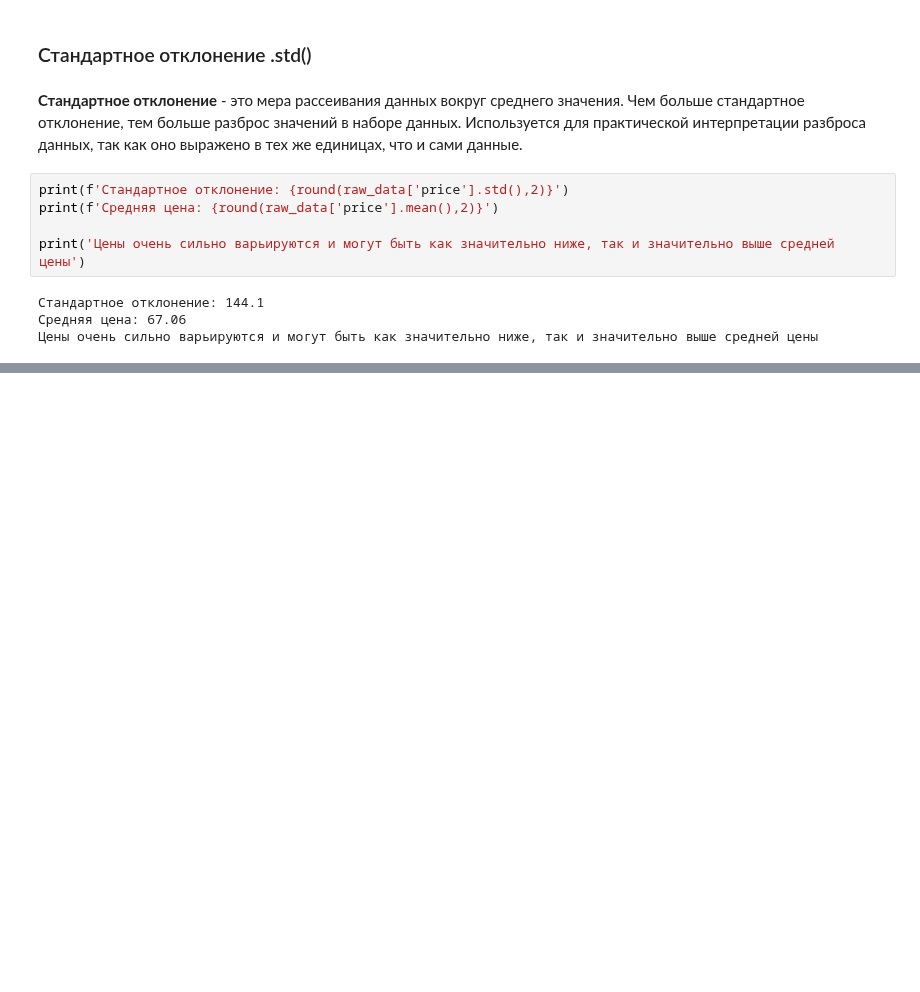
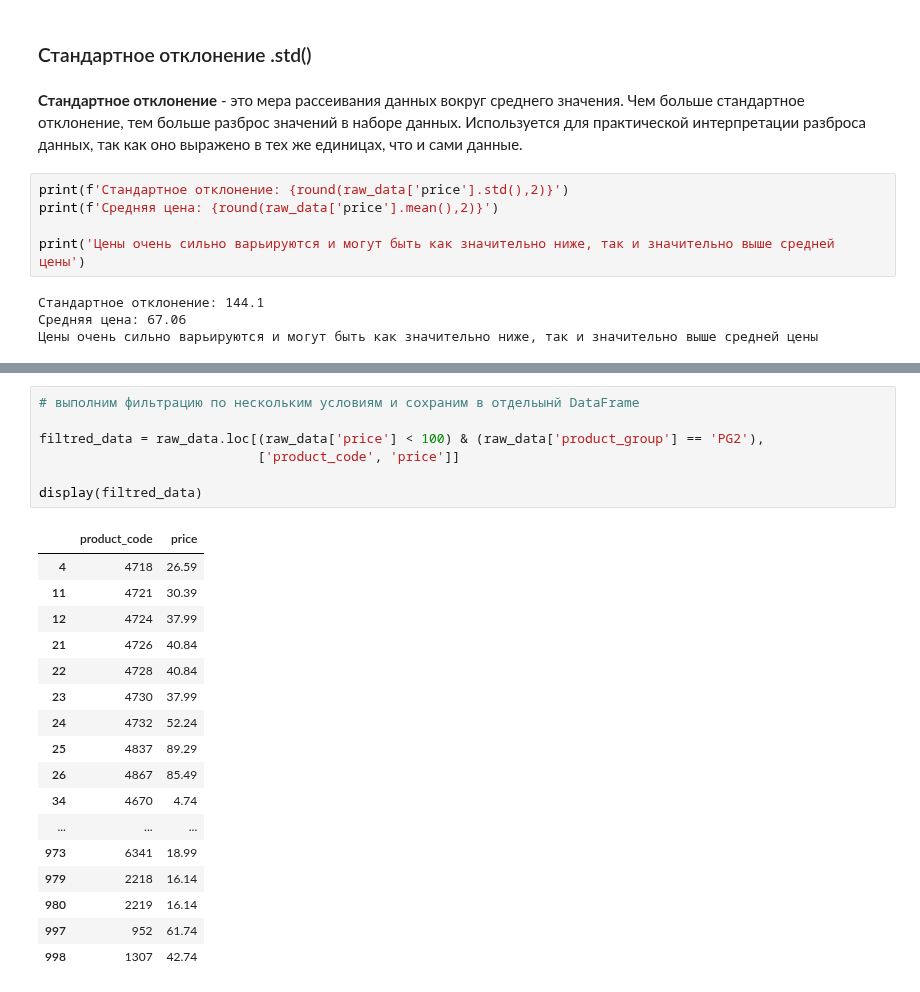
Before and after one commit to Korablinr54/Python, a Jupyter notebook: Pandas/Pandas.ipynb, the cells around one changed output, grey strips where cells are left out. Cells and saved outputs as stored; diff of their text form; blank space fills up the shorter version.

```diff
--- a/Pandas/Pandas.ipynb
+++ b/Pandas/Pandas.ipynb
@@ -418,0 +618,25 @@ print('Цены очень сильно варьируются и могут б
+# %%
+# выполним фильтрацию по нескольким условиям и сохраним в отдельынй DataFrame
+
+filtred_data = raw_data.loc[(raw_data['price'] < 100) & (raw_data['product_group'] == 'PG2'),
+                            ['product_code', 'price']]
+
+display(filtred_data)
+# %% [output]
+|  | product_code | price |
+| 4 | 4718 | 26.59 |
+| 11 | 4721 | 30.39 |
+| 12 | 4724 | 37.99 |
+| 21 | 4726 | 40.84 |
+| 22 | 4728 | 40.84 |
+| 23 | 4730 | 37.99 |
+| 24 | 4732 | 52.24 |
+| 25 | 4837 | 89.29 |
+| 26 | 4867 | 85.49 |
+| 34 | 4670 | 4.74 |
+| ... | ... | ... |
+| 973 | 6341 | 18.99 |
+| 979 | 2218 | 16.14 |
+| 980 | 2219 | 16.14 |
+| 997 | 952 | 61.74 |
+| 998 | 1307 | 42.74 |
```
Also changed, not shown: parts of 20 cells of this notebook.
